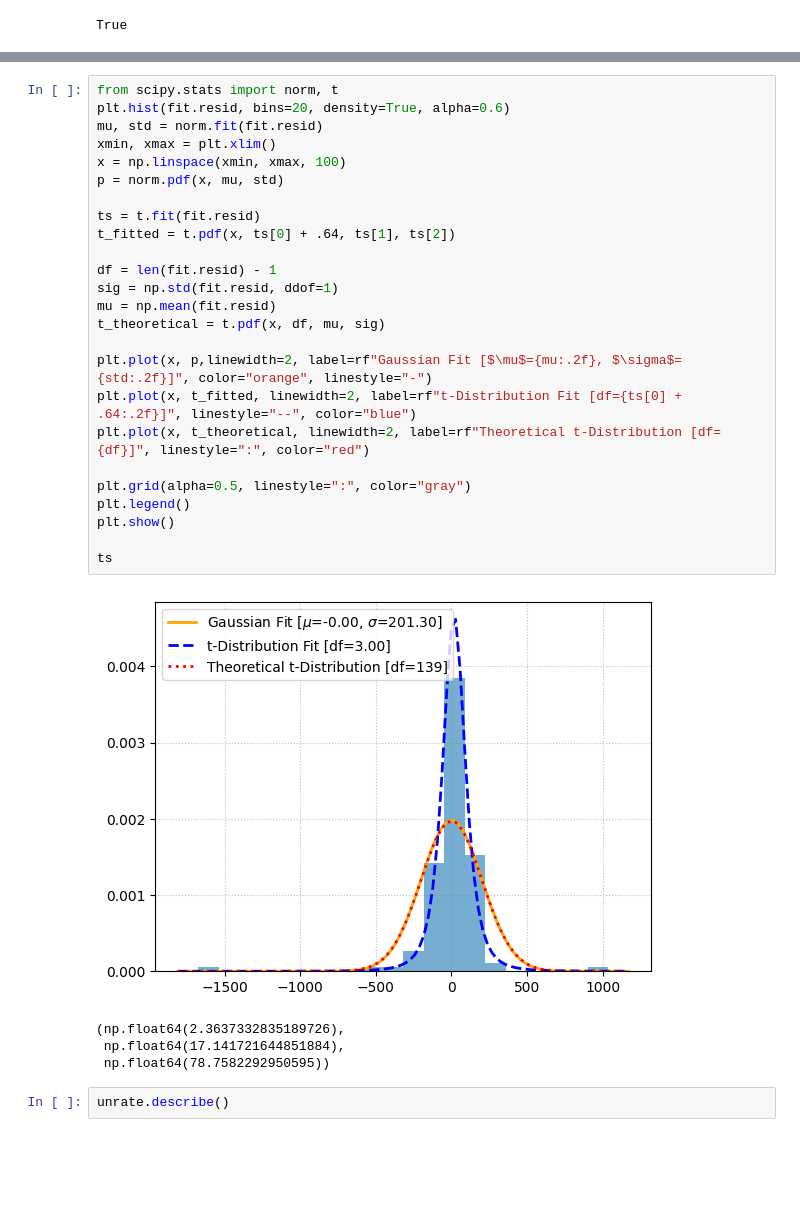
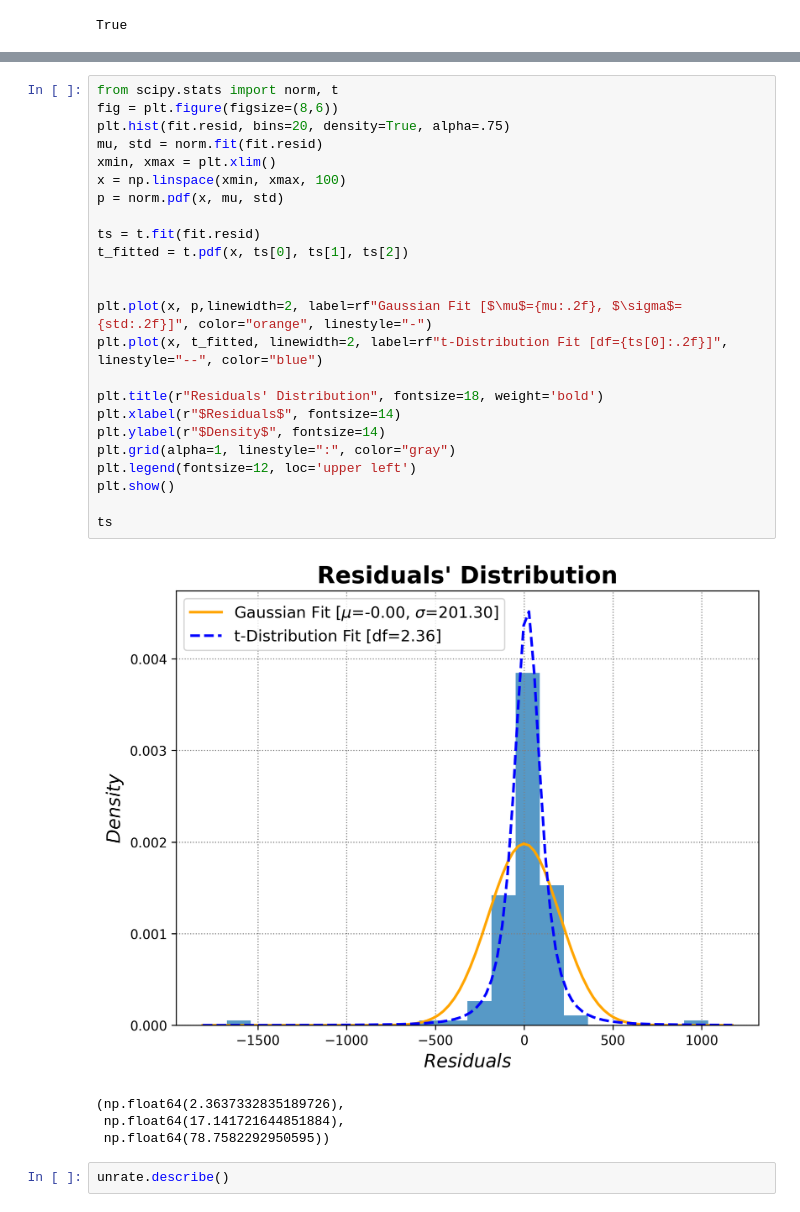
Before and after one commit to GongJr0/Econometrics2025-Project, a Jupyter notebook: main.ipynb, the cells around one changed output, grey strips where cells are left out. Drawn from its saved outputs; the diff is of its cells as text; blank space fills up the shorter version.

```diff
--- a/main.ipynb
+++ b/main.ipynb
@@ -202,30 +231,29 @@ fit.qq(line="45", band=0.95)
 # %%
 from scipy.stats import norm, t
-plt.hist(fit.resid, bins=20, density=True, alpha=0.6)
+fig = plt.figure(figsize=(8,6))
+plt.hist(fit.resid, bins=20, density=True, alpha=.75)
 mu, std = norm.fit(fit.resid)
 xmin, xmax = plt.xlim()
 x = np.linspace(xmin, xmax, 100)
 p = norm.pdf(x, mu, std)
 
 ts = t.fit(fit.resid)
-t_fitted = t.pdf(x, ts[0] + .64, ts[1], ts[2])
+t_fitted = t.pdf(x, ts[0], ts[1], ts[2])
 
-df = len(fit.resid) - 1
-sig = np.std(fit.resid, ddof=1)
-mu = np.mean(fit.resid)
-t_theoretical = t.pdf(x, df, mu, sig)
 
 plt.plot(x, p,linewidth=2, label=rf"Gaussian Fit [$\mu$={mu:.2f}, $\sigma$={std:.2f}]", color="orange", linestyle="-")
-plt.plot(x, t_fitted, linewidth=2, label=rf"t-Distribution Fit [df={ts[0] + .64:.2f}]", linestyle="--", color="blue")
-plt.plot(x, t_theoretical, linewidth=2, label=rf"Theoretical t-Distribution [df={df}]", linestyle=":", color="red")
+plt.plot(x, t_fitted, linewidth=2, label=rf"t-Distribution Fit [df={ts[0]:.2f}]", linestyle="--", color="blue")
 
-plt.grid(alpha=0.5, linestyle=":", color="gray")
-plt.legend()
+plt.title(r"Residuals' Distribution", fontsize=18, weight='bold')
+plt.xlabel(r"$Residuals$", fontsize=14)
+plt.ylabel(r"$Density$", fontsize=14)
+plt.grid(alpha=1, linestyle=":", color="gray")
+plt.legend(fontsize=12, loc='upper left')
 plt.show()
 
 ts
 # %% [output]
-[figure, old version]
+[figure, new version]
 (np.float64(2.3637332835189726),
  np.float64(17.141721644851884),
  np.float64(78.7582292950595))
```
Also changed, not shown: parts of 9 cells of this notebook, 12 other files.
